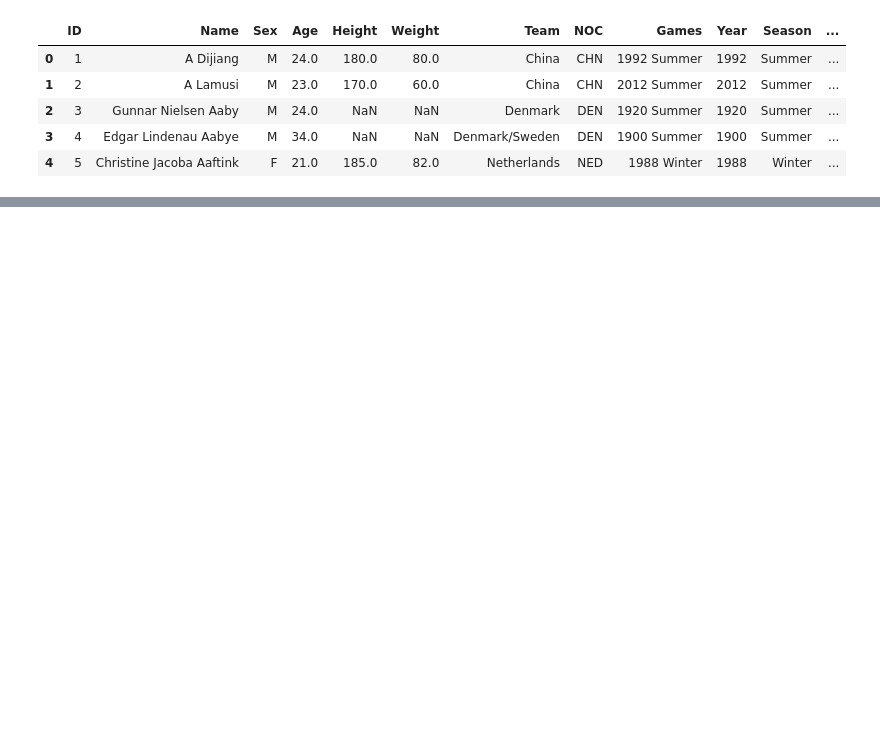
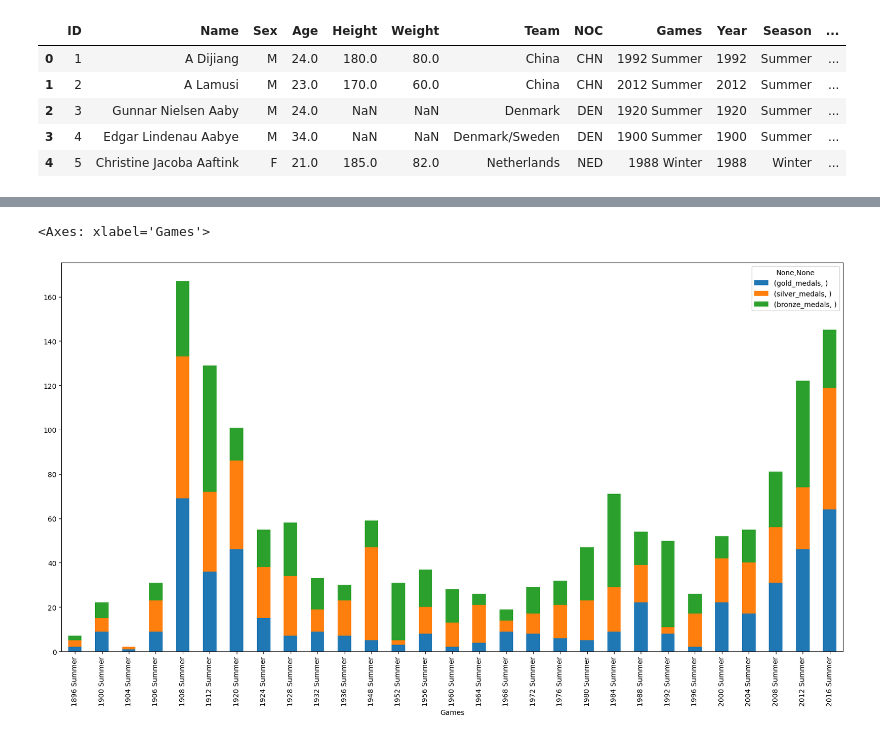
Before and after one commit to rjrdelatorre/group-1-project-1, a Jupyter notebook: uk.ipynb, the cells around one changed output, grey strips where cells are left out. Saved outputs shown, nothing was run; the diff lists cells and outputs as text; code cells hidden in the pictures; blank space fills up the shorter version.

```diff
--- a/uk.ipynb
+++ b/uk.ipynb
@@ -18,0 +30,16 @@ olympics_df.head(5)
+# %%
+# create a dataframe for the UK team in the Summer Olympics grouped by Games.
+games_df_gb = gb_df.groupby('Games').agg({'Medal': ['count']})
+
+# Add columns for gold_medals, silver_medals, bronze_medals and total_medals
+games_df_gb['gold_medals'] = gb_df[gb_df['Medal'] == 'Gold'].groupby('Games').agg({'Medal': ['count']})
+games_df_gb['silver_medals'] = gb_df[gb_df['Medal'] == 'Silver'].groupby('Games').agg({'Medal': ['count']})
+games_df_gb['bronze_medals'] = gb_df[gb_df['Medal'] == 'Bronze'].groupby('Games').agg({'Medal': ['count']})
+
+# fill NaN values with 0
+games_df_gb = games_df_gb.fillna(0)
+
+# format values in all columns except Games to integers
+games_df_gb = games_df_gb.astype(int)
+
+games_df_gb
@@ -18,0 +66,8 @@ olympics_df.head(5)
+# %%
+# Add a column for non-medal participations, which is the count of all rows for Games where Medal is NaN
+games_df_gb['non_medal_participations'] = gb_df[gb_df['Medal'].isnull()].groupby('Games').size()
+
+# Add a column for total participations, which is the count of all rows for Games.
+# This includes 0 or NaN values for medals
+games_df_gb['total_participations'] = gb_df.groupby('Games').size()
+games_df_gb
@@ -18,0 +94,4 @@ olympics_df.head(5)
+# %%
+# Create a column called 'medal_rate' which is the ratio of medal count to total participation count
+games_df_gb['medal_rate'] = games_df_gb['Medal']['count'] / games_df_gb['total_participations']
+games_df_gb
@@ -18,0 +118,8 @@ olympics_df.head(5)
+# %%
+# create columns called gold_percentage, silver_percentage, bronze_percentage and non_medal_percentage
+games_df_gb['gold_percentage'] = games_df_gb['gold_medals'] / games_df_gb['Medal']['count']
+games_df_gb['silver_percentage'] = games_df_gb['silver_medals'] / games_df_gb['Medal']['count']
+games_df_gb['bronze_percentage'] = games_df_gb['bronze_medals'] / games_df_gb['Medal']['count']
+games_df_gb['non_medal_percentage'] = games_df_gb['non_medal_participations'] / games_df_gb['total_participations']
+
+games_df_gb
@@ -18,0 +146,8 @@ olympics_df.head(5)
+# %%
+# Plot the gold_medals, silver_medals, bronze_medals and non_medal_participations for the Chinese team in the Summer Olympics.
+# Use a stacked bar chart, where the total size of the bar is the total_participations
+
+games_df_gb[['gold_medals', 'silver_medals', 'bronze_medals']].plot(kind='bar', stacked=True, figsize=(20, 10))
+# %% [output]
+<Axes: xlabel='Games'>
+[figure, added]
```
Also changed, not shown: parts of 20 cells of this notebook.
